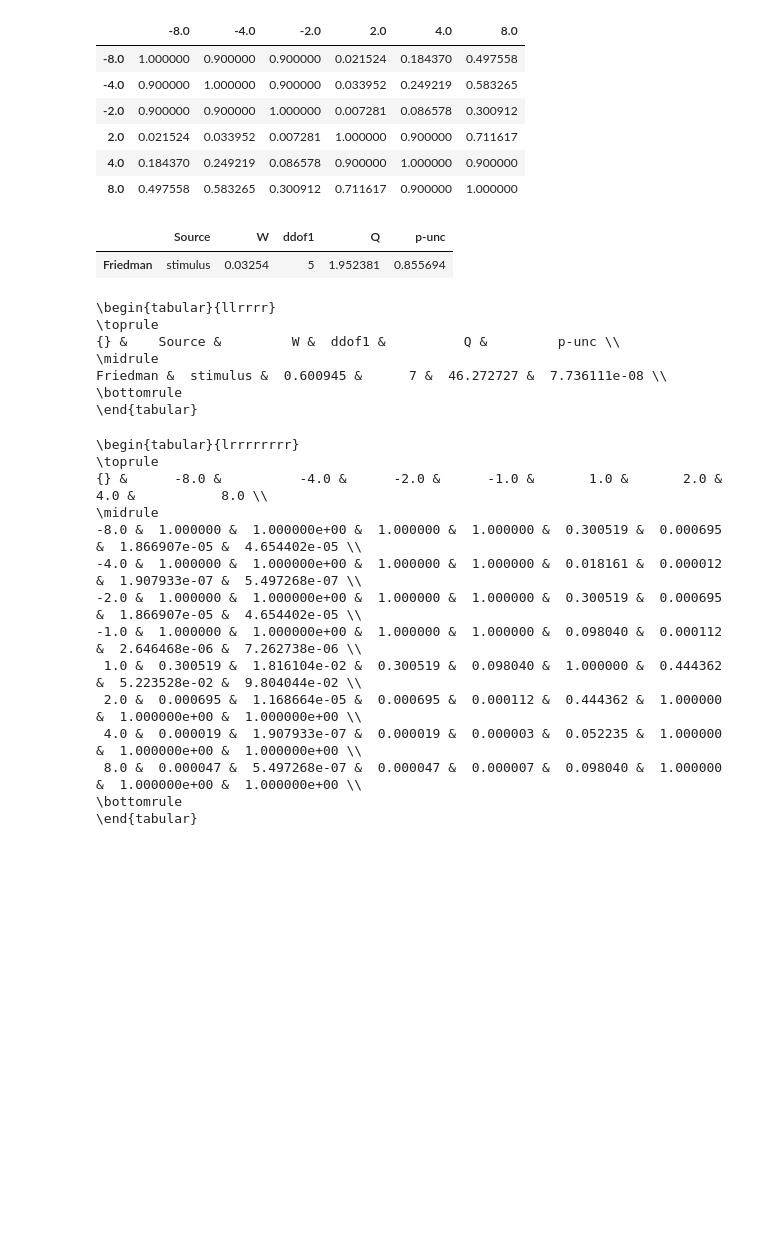
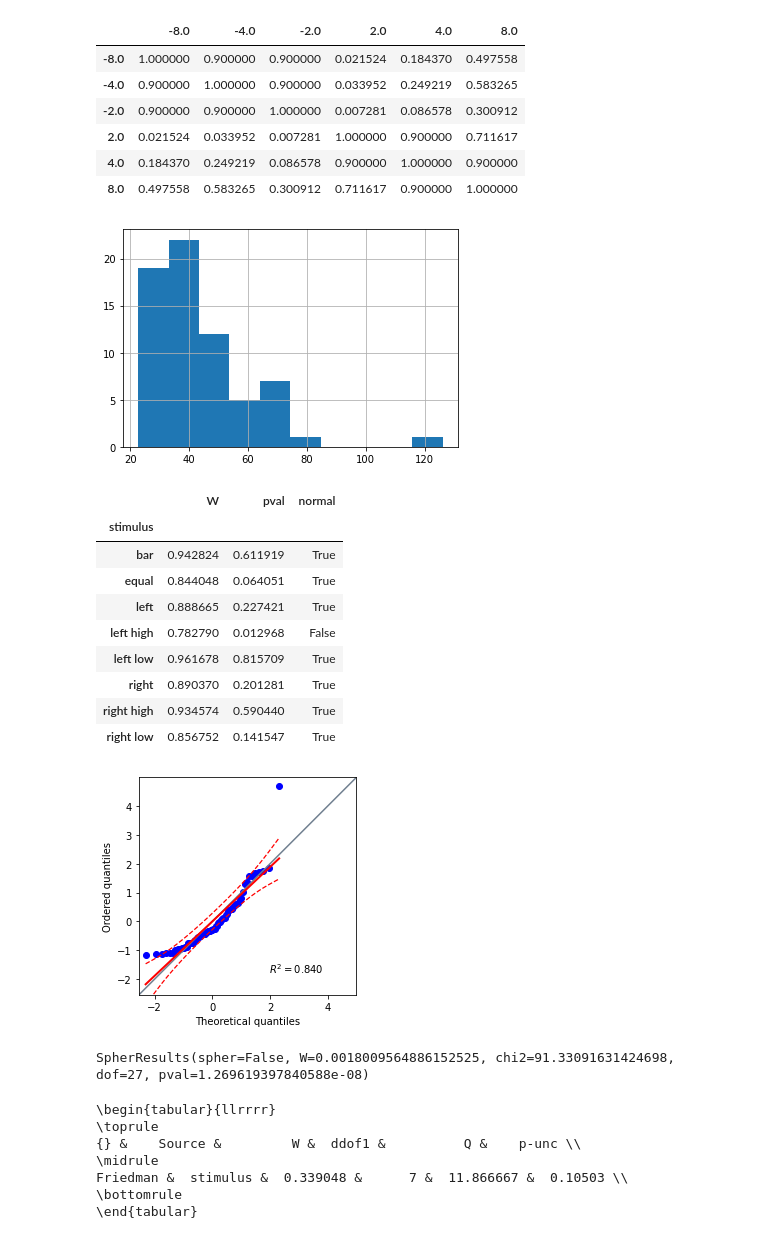
Before and after one commit to chiyu1203/bonfic, a Jupyter notebook: track_ball_notebook_laura_all.ipynb, the cells around one changed output. Drawn from its saved outputs; the diff is of its cells as text; code cells hidden in the pictures; blank space fills up the shorter version.

```diff
--- a/track_ball_notebook_laura_all.ipynb
+++ b/track_ball_notebook_laura_all.ipynb
@@ -996,0 +996,10 @@ FileNotFoundError: [WinError 3] Das System kann den angegebenen Pfad nicht finde
+# %%
+#just in case
+averagescopy= averages
+# %%
+averages = averagescopy
+# %%
+#Delete lines with NaN
+averages=averages.loc[averages.animal.notna() == True ,:]
+averages=averages.loc[averages.stimulus.notna() == True ,:]
+averages.head()
@@ -1082,2 +1077,3 @@ SpherResults(spher=False, W=0.0008451688023900902, chi2=102.26467452238708, dof=
 # %%
-test=test.sort_values('stimulus')
+#Sort values
+averages=averages.sort_values('stimulus')
@@ -1098,37 +1134,52 @@ sp.posthoc_nemenyi_friedman(a=test, y_col='optomotor response index', group_col=
 | 4.0 | 0.184370 | 0.249219 | 0.086578 | 0.900000 | 1.000000 | 0.900000 |
 | 8.0 | 0.497558 | 0.583265 | 0.300912 | 0.711617 | 0.900000 | 1.000000 |
 # %%
+# # Tests for disttr
+
+#Test assumption of normality
+import numpy as np
 import pingouin as pg
 
-pg.friedman(data= test, dv= 'distance travelled', within= 'stimulus', subject='animal')
+#histogram
+averages.loc[:,'distance travelled'].hist()
+plt.show()
+
+#QQplot
+pg.qqplot(averages.loc[:,'distance travelled'])
+
+#Shapiro-Wilk_test
+pg.normality(data= averages, dv= 'distance travelled', group= 'stimulus')
 # %% [output]
+[figure, added]
-|  | Source | W | ddof1 | Q | p-unc |
-| Friedman | stimulus | 0.03254 | 5 | 1.952381 | 0.855694 |
+|  | W | pval | normal |
+| stimulus |  |  |  |
+| bar | 0.942824 | 0.611919 | True |
+| equal | 0.844048 | 0.064051 | True |
+| left | 0.888665 | 0.227421 | True |
+| left high | 0.782790 | 0.012968 | False |
+| left low | 0.961678 | 0.815709 | True |
+| right | 0.890370 | 0.201281 | True |
+| right high | 0.934574 | 0.590440 | True |
+| right low | 0.856752 | 0.141547 | True |
+[figure, added]
 # %%
-print(dots_small_friedman.to_latex())
+# test assumption of sphericity
+import pingouin as pg
+
+pg.sphericity(data= averages, dv= 'distance travelled', within= 'stimulus', subject='animal')
 # %% [output]
-\begin{tabular}{llrrrr}
-\toprule
-{} &    Source &         W &  ddof1 &          Q &         p-unc \\
-\midrule
-Friedman &  stimulus &  0.600945 &      7 &  46.272727 &  7.736111e-08 \\
-\bottomrule
-\end{tabular}
+SpherResults(spher=False, W=0.0018009564886152525, chi2=91.33091631424698, dof=27, pval=1.269619397840588e-08)
 # %%
-print(dots_small_posthoc.to_latex())
+#if no normality use nonparametric Friedman test
+import pingouin as pg
+
+print(pg.friedman(data= averages, dv= 'distance travelled', within= 'stimulus', subject='animal').to_latex())
 # %% [output]
-\begin{tabular}{lrrrrrrrr}
+\begin{tabular}{llrrrr}
 \toprule
-{} &      -8.0 &          -4.0 &      -2.0 &      -1.0 &       1.0 &       2.0 &           4.0 &           8.0 \\
+{} &    Source &         W &  ddof1 &          Q &    p-unc \\
 \midrule
--8.0 &  1.000000 &  1.000000e+00 &  1.000000 &  1.000000 &  0.300519 &  0.000695 &  1.866907e-05 &  4.654402e-05 \\
--4.0 &  1.000000 &  1.000000e+00 &  1.000000 &  1.000000 &  0.018161 &  0.000012 &  1.907933e-07 &  5.497268e-07 \\
--2.0 &  1.000000 &  1.000000e+00 &  1.000000 &  1.000000 &  0.300519 &  0.000695 &  1.866907e-05 &  4.654402e-05 \\
--1.0 &  1.000000 &  1.000000e+00 &  1.000000 &  1.000000 &  0.098040 &  0.000112 &  2.646468e-06 &  7.262738e-06 \\
- 1.0 &  0.300519 &  1.816104e-02 &  0.300519 &  0.098040 &  1.000000 &  0.444362 &  5.223528e-02 &  9.804044e-02 \\
- 2.0 &  0.000695 &  1.168664e-05 &  0.000695 &  0.000112 &  0.444362 &  1.000000 &  1.000000e+00 &  1.000000e+00 \\
- 4.0 &  0.000019 &  1.907933e-07 &  0.000019 &  0.000003 &  0.052235 &  1.000000 &  1.000000e+00 &  1.000000e+00 \\
- 8.0 &  0.000047 &  5.497268e-07 &  0.000047 &  0.000007 &  0.098040 &  1.000000 &  1.000000e+00 &  1.000000e+00 \\
+Friedman &  stimulus &  0.339048 &      7 &  11.866667 &  0.10503 \\
 \bottomrule
 \end{tabular}
 # %%
```
Also changed, not shown: parts of 31 cells of this notebook.
